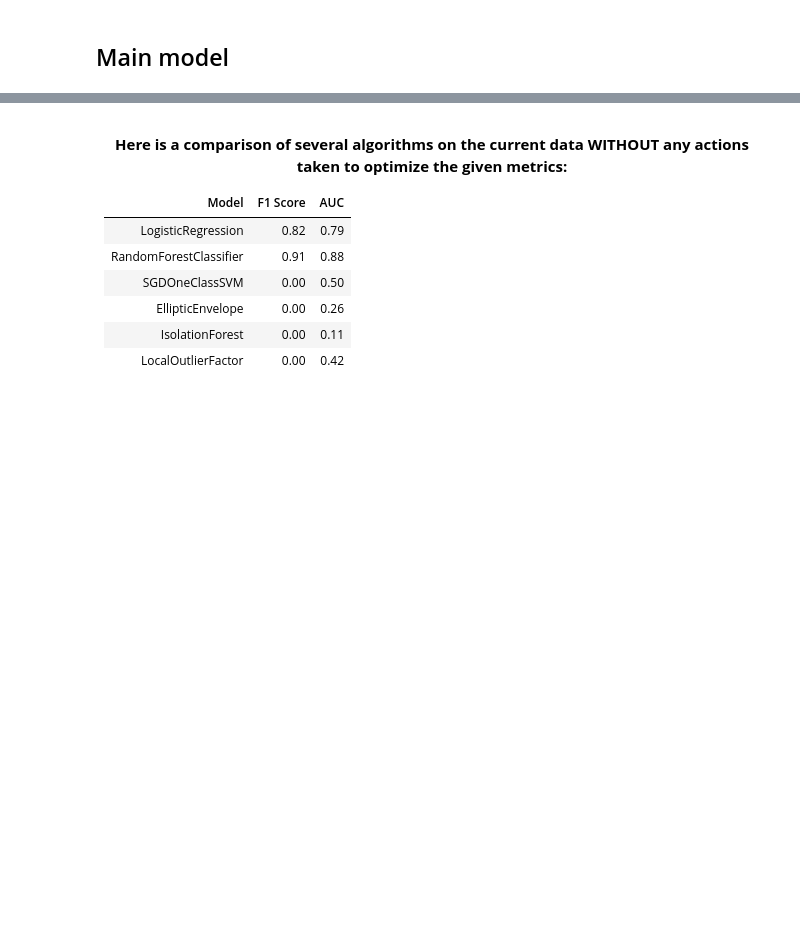
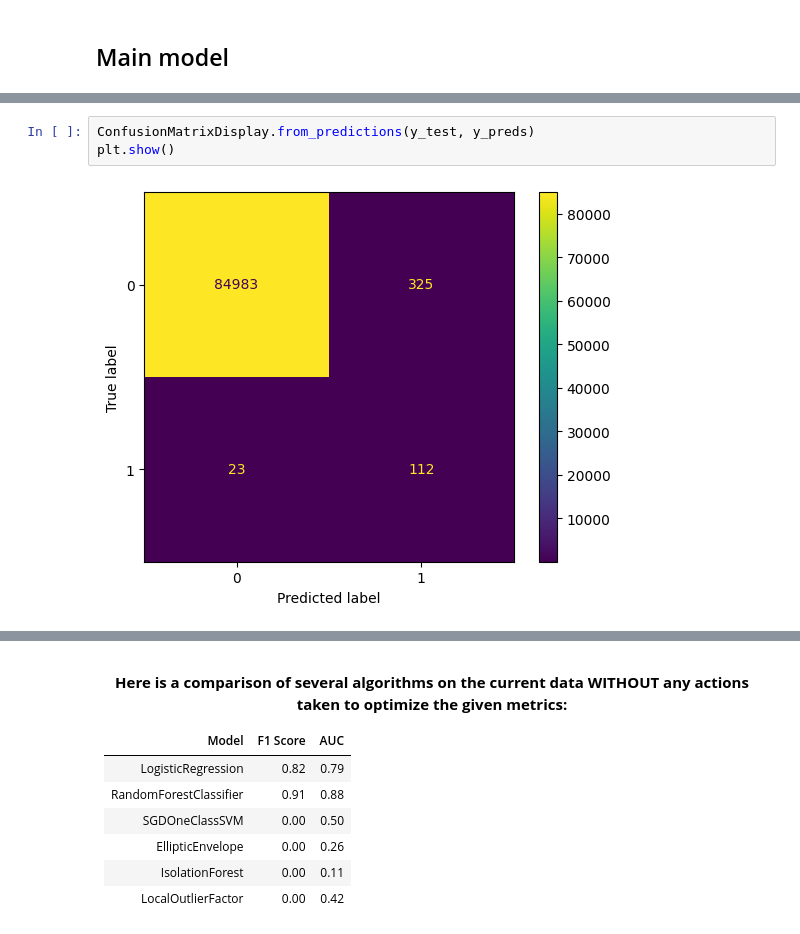
Before and after one commit to NickKirilov/My-PayPal, a Jupyter notebook: my_paypal.ipynb, the cells around one changed output, grey strips where cells are left out. Drawn from its saved outputs; the diff is of its cells as text; blank space fills up the shorter version.

```diff
--- a/my_paypal.ipynb
+++ b/my_paypal.ipynb
@@ -219 +233,6 @@ plt.show()
+# %%
+ConfusionMatrixDisplay.from_predictions(y_test, y_preds)
+plt.show()
+# %% [output]
+[figure, added]
 # %% [markdown]
```
Also changed, not shown: parts of 9 cells of this notebook.
